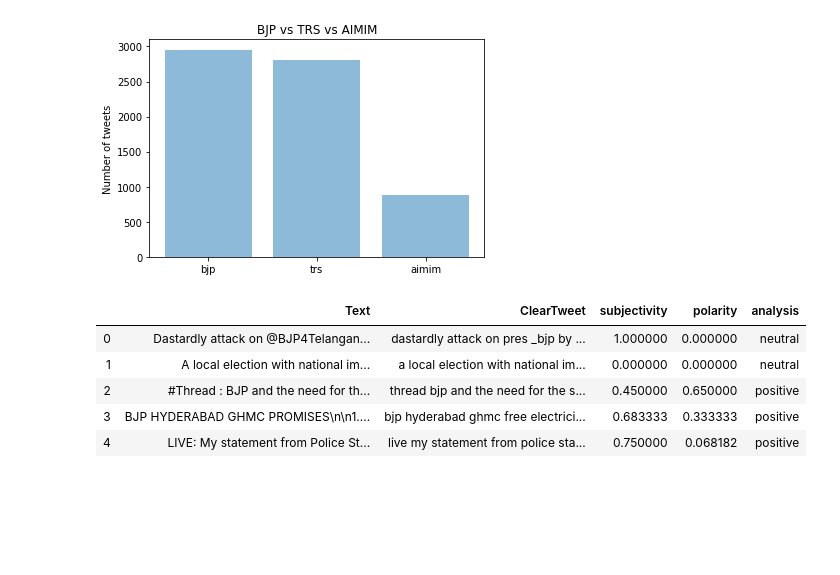
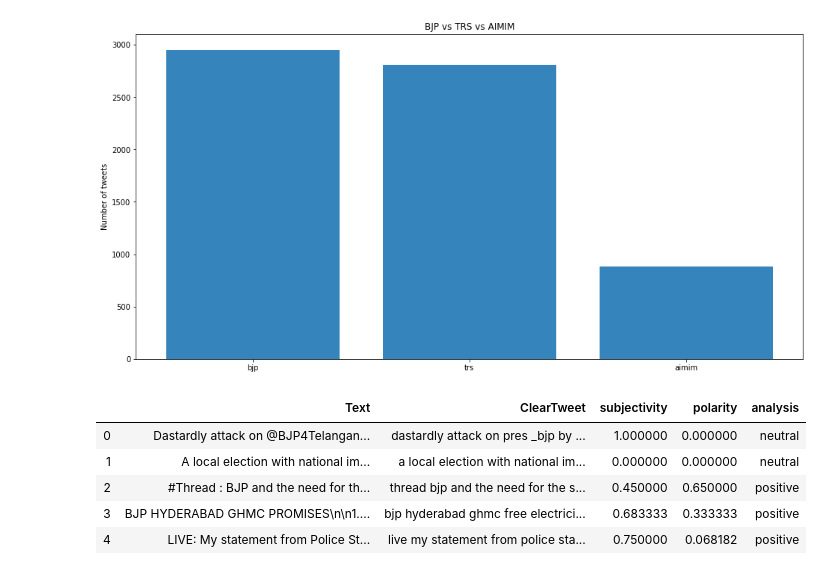
Before and after one commit to PranavSarda/BIDA-Project, a Jupyter notebook: GHMC Elections/Untitled7.ipynb, the cells around one changed output. Cells and saved outputs as stored; diff of their text form; code cells hidden in the pictures; blank space fills up the shorter version.

```diff
--- a/GHMC Elections/Untitled7.ipynb
+++ b/GHMC Elections/Untitled7.ipynb
@@ -35,20 +35,23 @@ Data_Mixed.head()
 # %%
 Bjp_tweets = Data_Mixed.query('(candidate == "bjp")').Text.sort_values(ascending=False).count()
 Trs_tweets = Data_Mixed.query('(candidate == "trs")').Text.sort_values(ascending=False).count()
 Aimim_tweets = Data_Mixed.query('(candidate == "aimim")').Text.sort_values(ascending=False).count()
 
 objects = ('bjp','trs','aimim')
 y_pos = np.arange(len(objects))
 performance = [Bjp_tweets,Trs_tweets,Aimim_tweets]
 
-plt.bar(y_pos, performance, align='center', alpha=0.5)
+fig = plt.figure(figsize=(16,8))
+plt.bar(y_pos, performance, align='center', alpha=0.9)
 plt.xticks(y_pos, objects)
 plt.ylabel('Number of tweets')
 plt.title('BJP vs TRS vs AIMIM')
 
+fig.savefig('BJP vs TRS vs AIMIM.png')
+
 plt.show()
 # %% [output]
-[figure, old version]
+[figure, new version]
 # %%
 import re
 
```
Also changed, not shown: parts of 9 cells of this notebook, 33 other files.
